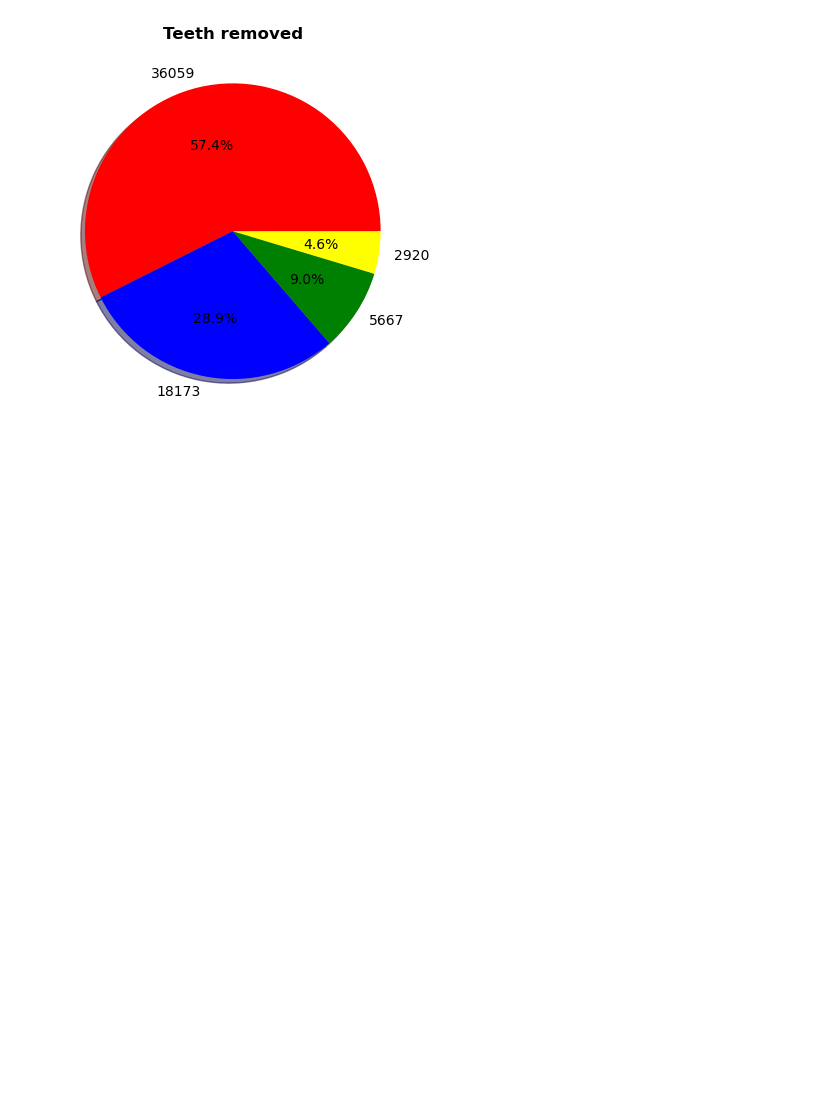
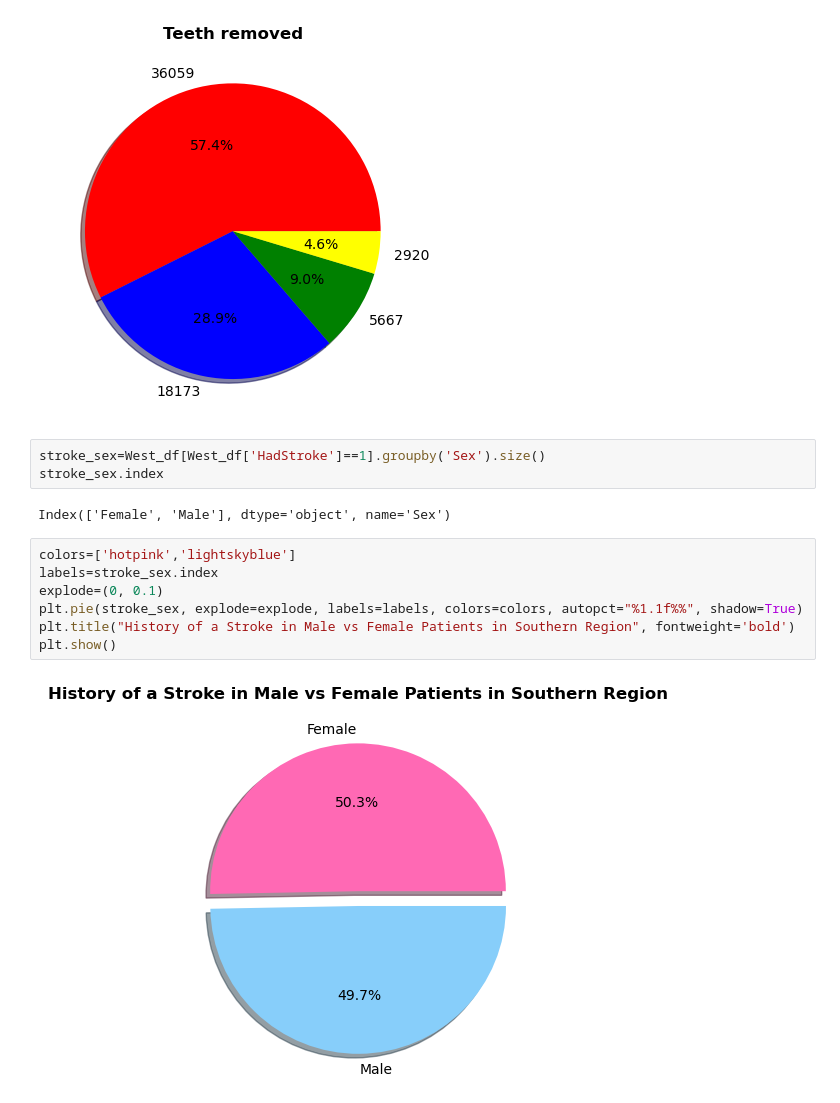
Before and after one commit to anelaherandez/Project_1_Team7, a Jupyter notebook: West.ipynb, the cells around one changed output. Drawn from its saved outputs; the diff is of its cells as text; blank space fills up the shorter version.

```diff
--- a/West.ipynb
+++ b/West.ipynb
@@ -162,3 +163,17 @@ plt.title("Teeth removed", fontweight='bold')
 plt.show()
 # %% [output]
 [figure]
+# %%
+stroke_sex=West_df[West_df['HadStroke']==1].groupby('Sex').size()
+stroke_sex.index
+# %% [output]
+Index(['Female', 'Male'], dtype='object', name='Sex')
+# %%
+colors=['hotpink','lightskyblue']
+labels=stroke_sex.index
+explode=(0, 0.1)
+plt.pie(stroke_sex, explode=explode, labels=labels, colors=colors, autopct="%1.1f%%", shadow=True)
+plt.title("History of a Stroke in Male vs Female Patients in Southern Region", fontweight='bold')
+plt.show()
+# %% [output]
+[figure, added]
```
Also changed, not shown: parts of 1 cell of this notebook.
